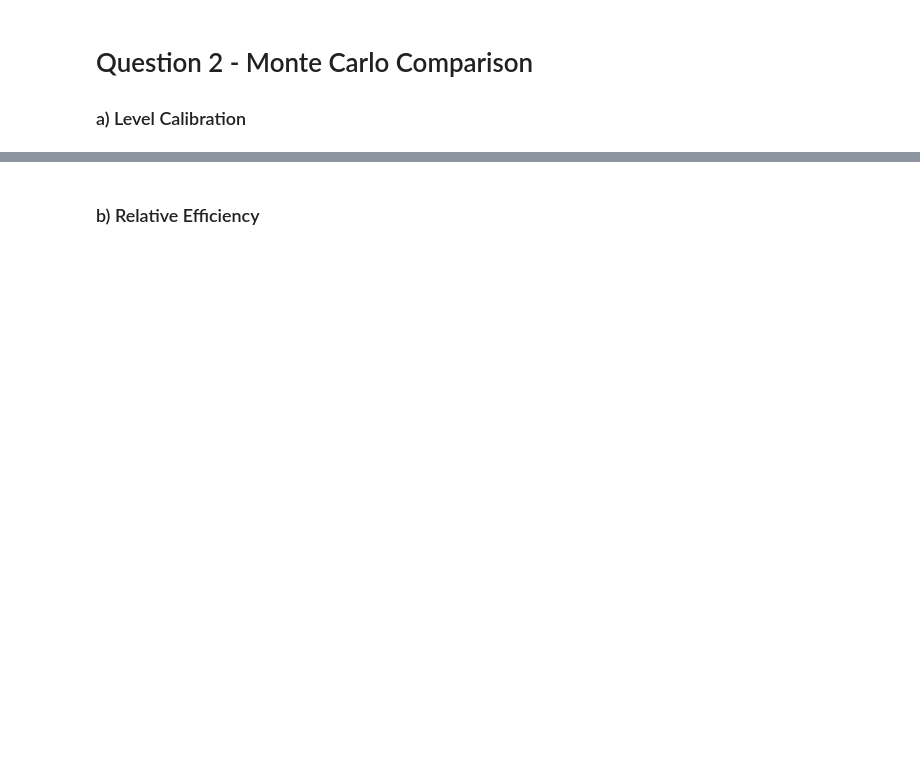
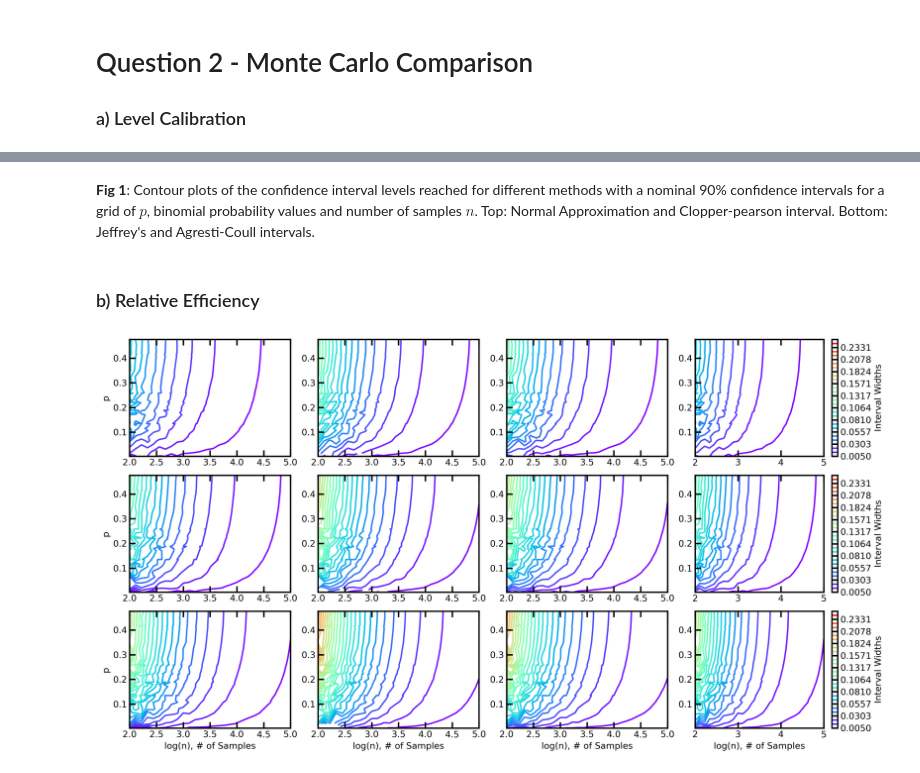
Before and after one commit to Falarconp/Stats507, a Jupyter notebook: Alarcon_Pena_PS4.ipynb, the cells around one changed output, grey strips where cells are left out. Cells and saved outputs as stored; diff of their text form; code cells hidden in the pictures; blank space fills up the shorter version.

```diff
--- a/Alarcon_Pena_PS4.ipynb
+++ b/Alarcon_Pena_PS4.ipynb
@@ -269,2 +597,4 @@ for ci in CI_s:
+# %% [markdown]
+**Fig 1**: Contour plots of the confidence interval levels reached for different methods with a nominal 90% confidence intervals for a grid of $p$, binomial probability values and number of samples $n$. Top: Normal Approximation and Clopper-pearson interval. Bottom: Jeffrey's and Agresti-Coull intervals.
 # %% [markdown]
 ### b) Relative Efficiency
@@ -270,0 +652,70 @@ for ci in CI_s:
+# %%
+methods = ["NA","CP","J","AC"]
+CIs = [0.8,0.9,0.95]
+widths_array = np.zeros([number_ps, number_ps, len(CIs), len(methods)])
+
+
+for i in range(number_ps):
+    for j in range(number_ns):
+        for k in range(len(CIs)):
+            p_ij = grid_p[j,i]
+            n_ij = int(grid_n[j,i])
+            array = default_rng().random(n_ij)
+            array[array>p_ij] = 1
+            array[array<=p_ij] = 0
+            widths_array[j,i,k,0] = compute_Bin_widths(array,method="NA",CI=CIs[k])
+            widths_array[j,i,k,1] = compute_Bin_widths(array,method="CP",CI=CIs[k])
+            widths_array[j,i,k,2] = compute_Bin_widths(array,method="J",CI=CIs[k])
+            widths_array[j,i,k,3] = compute_Bin_widths(array,method="AC",CI=CIs[k])
+# %%
+
+fig, axs = plt.subplots(nrows=3, ncols=4, figsize=(15,8))
+
+levels = np.linspace(0.005,0.25,30)
+cmap = "rainbow"
+
+CS1 =axs[0,0].contour(np.log10(grid_n),grid_p,widths_array[:,:,0,0],
+                      levels, cmap=cmap)
+CS2 =axs[0,1].contour(np.log10(grid_n),grid_p,widths_array[:,:,0,1],
+                      levels, cmap=cmap)
+CS3 =axs[0,2].contour(np.log10(grid_n),grid_p,widths_array[:,:,0,2],
+                      levels, cmap=cmap)
+CS4 =axs[0,3].contour(np.log10(grid_n),grid_p,widths_array[:,:,0,3],
+                      levels, cmap=cmap)
+
+fig.colorbar(CS4, ax=axs[0,3], label="Interval Widths")
+
+CS5 =axs[1,0].contour(np.log10(grid_n),grid_p,widths_array[:,:,1,0],
+                      levels, cmap=cmap)
+CS6 =axs[1,1].contour(np.log10(grid_n),grid_p,widths_array[:,:,1,1],
+                      levels, cmap=cmap)
+CS7 =axs[1,2].contour(np.log10(grid_n),grid_p,widths_array[:,:,1,2],
+                      levels, cmap=cmap)
+CS8 =axs[1,3].contour(np.log10(grid_n),grid_p,widths_array[:,:,1,3],
+                      levels, cmap=cmap)
+
+fig.colorbar(CS8, ax=axs[1,3], label="Interval Widths")
+
+CS9 =axs[2,0].contour(np.log10(grid_n),grid_p,widths_array[:,:,2,0],
+                      levels, cmap=cmap)
+CS10 =axs[2,1].contour(np.log10(grid_n),grid_p,widths_array[:,:,2,1],
+                      levels, cmap=cmap)
+CS11 = axs[2,2].contour(np.log10(grid_n),grid_p,widths_array[:,:,2,2],
+                       levels, cmap=cmap)
+CS12 = axs[2,3].contour(np.log10(grid_n),grid_p,widths_array[:,:,2,3],
+                       levels, cmap=cmap)
+
+fig.colorbar(CS12, ax=axs[2,3], label="Interval Widths")
+
+axs[2,0].set_xlabel("log(n), # of Samples")
+axs[2,1].set_xlabel("log(n), # of Samples")
+axs[2,2].set_xlabel("log(n), # of Samples")
+axs[2,3].set_xlabel("log(n), # of Samples")
+
+axs[0,0].set_ylabel("p")
+axs[1,0].set_ylabel("p")
+axs[2,0].set_ylabel("p")
+
+plt.tight_layout()
+# %% [output]
+[figure, added]
```
Also changed, not shown: parts of 32 cells of this notebook, 6 other files.
